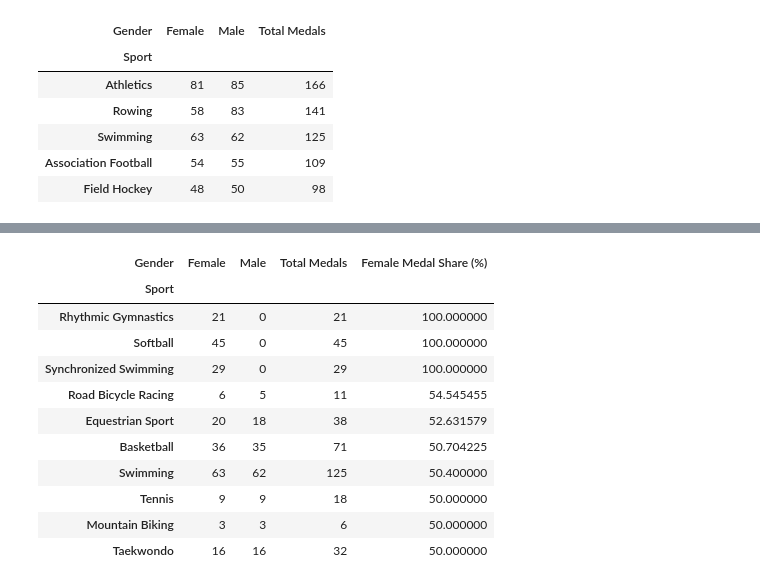
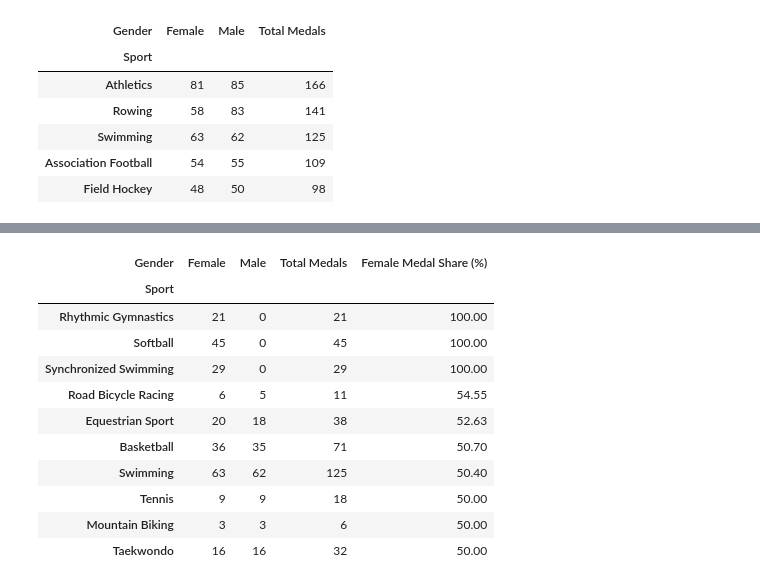
Before and after one commit to scohenma/COHEN-Python_Portfolio, a Jupyter notebook: TidyData - Project /data_cleaning_olympics.ipynb, the cells around one changed output, grey strips where cells are left out. Drawn from its saved outputs; the diff is of its cells as text; code cells hidden in the pictures.

```diff
--- a/TidyData - Project /data_cleaning_olympics.ipynb
+++ b/TidyData - Project /data_cleaning_olympics.ipynb
@@ -141,29 +278,28 @@ Passing `palette` without assigning `hue` is deprecated and will be removed in v
 # %%
-# Pivot Table  2 Here I decided to dive deeper into the role gender plays in Olympic Sports. More specifically, analyzing participation of men in comparison to women in this Olympic Event.
+# Pivot Table 1.1
+# Calculate % of medals awarded to women in each sport. Using round(2) so that medal share is rounded to 2 decimal places.
 
-
-# Calculate % of medals awarded to women in each sport
-medal_distribution['Female Medal Share (%)'] = (medal_distribution['Female'] / medal_distribution['Total Medals']) * 100
+medal_distribution['Female Medal Share (%)'] = ((medal_distribution['Female'] / medal_distribution['Total Medals']) * 100).round(2)
 
 
 # Sort by sports that awarded the most medals to women (high Female Medal Share)
 most_female_rep_sports = medal_distribution.sort_values(by='Female Medal Share (%)', ascending=False)
 
 # Sort by sports that awarded the most medals to men (low Female Medal Share)
 least_female_rep_sports = medal_distribution.sort_values(by='Female Medal Share (%)', ascending=True)
 
-# Display pivot tables
+# Pivot Table displaying sports where Females have more medal share
 most_female_rep_sports.head(10)
 # %% [output]
 | Gender | Female | Male | Total Medals | Female Medal Share (%) |
 | Sport |  |  |  |  |
-| Rhythmic Gymnastics | 21 | 0 | 21 | 100.000000 |
-| Softball | 45 | 0 | 45 | 100.000000 |
-| Synchronized Swimming | 29 | 0 | 29 | 100.000000 |
-| Road Bicycle Racing | 6 | 5 | 11 | 54.545455 |
-| Equestrian Sport | 20 | 18 | 38 | 52.631579 |
-| Basketball | 36 | 35 | 71 | 50.704225 |
-| Swimming | 63 | 62 | 125 | 50.400000 |
-| Tennis | 9 | 9 | 18 | 50.000000 |
-| Mountain Biking | 3 | 3 | 6 | 50.000000 |
-| Taekwondo | 16 | 16 | 32 | 50.000000 |
+| Rhythmic Gymnastics | 21 | 0 | 21 | 100.00 |
+| Softball | 45 | 0 | 45 | 100.00 |
+| Synchronized Swimming | 29 | 0 | 29 | 100.00 |
+| Road Bicycle Racing | 6 | 5 | 11 | 54.55 |
+| Equestrian Sport | 20 | 18 | 38 | 52.63 |
+| Basketball | 36 | 35 | 71 | 50.70 |
+| Swimming | 63 | 62 | 125 | 50.40 |
+| Tennis | 9 | 9 | 18 | 50.00 |
+| Mountain Biking | 3 | 3 | 6 | 50.00 |
+| Taekwondo | 16 | 16 | 32 | 50.00 |
```
Also changed, not shown: parts of 19 cells of this notebook.
